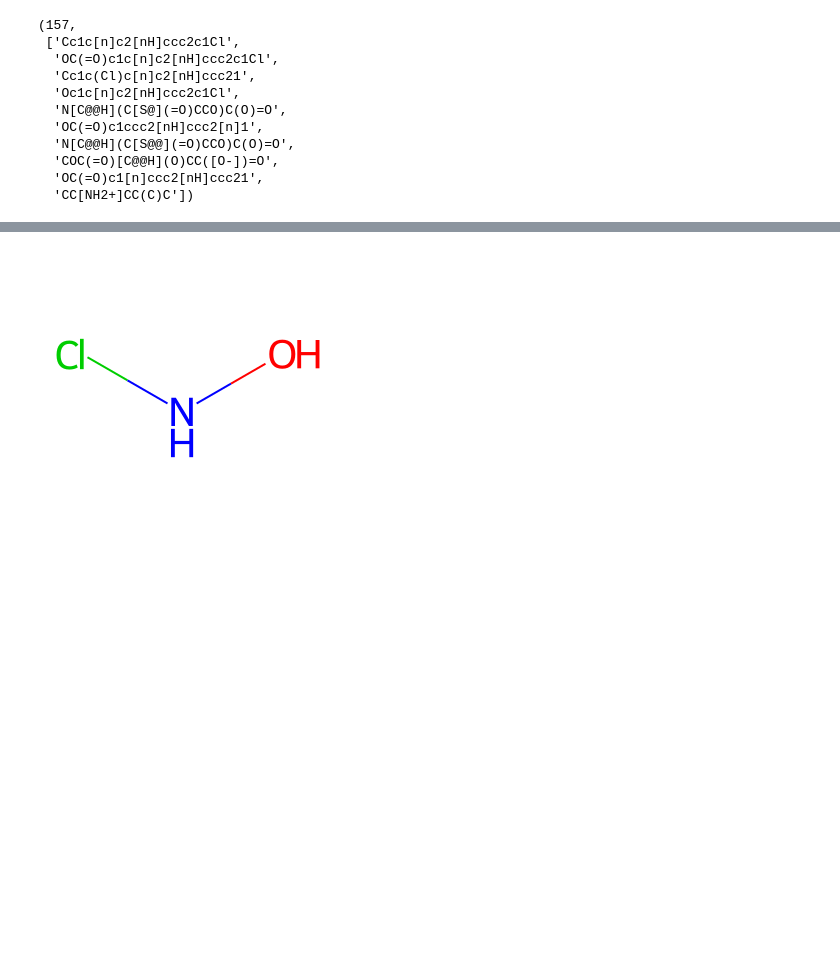
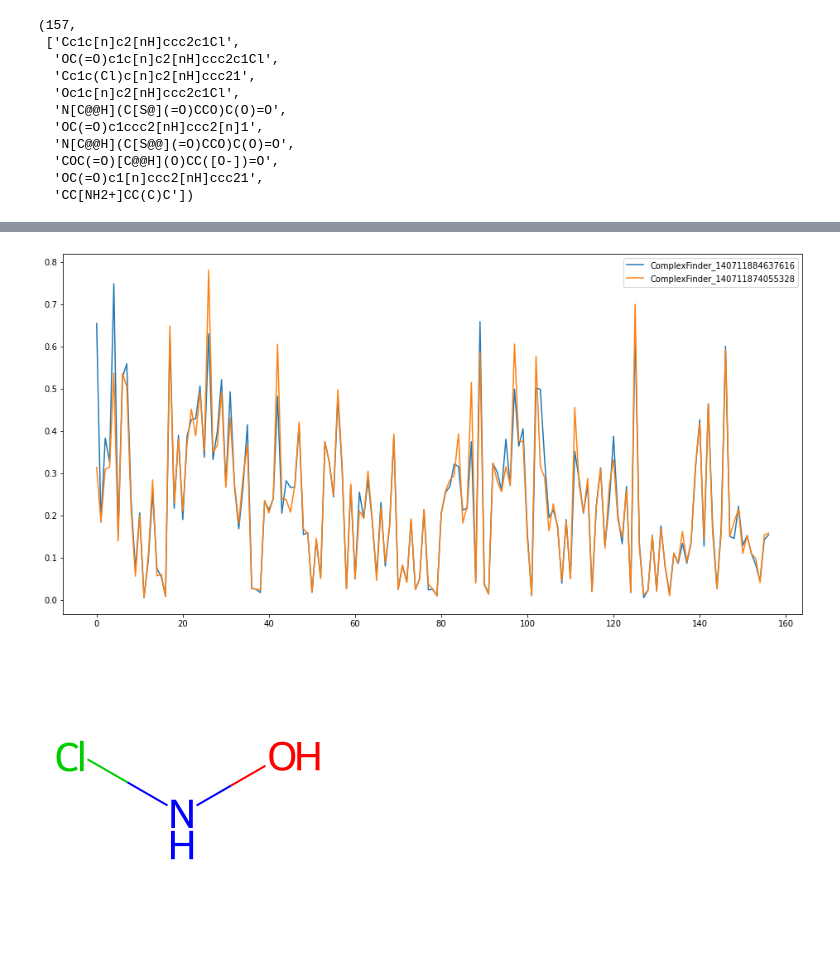
Before and after one commit to quantori/qtr-fingerprint, a Jupyter notebook: notebooks/build_and_run_substructure_finder.ipynb, the cells around one changed output, grey strips where cells are left out. Cells and saved outputs as stored; diff of their text form; code cells hidden in the pictures; blank space fills up the shorter version.

```diff
--- a/notebooks/build_and_run_substructure_finder.ipynb
+++ b/notebooks/build_and_run_substructure_finder.ipynb
@@ -113,3 +178,7 @@ mcc100_2kk = ComplexFinder(Path('/home/Vsevolod.Vaskin/qtr-fingerprint/data/data
+# %%
+stat.take([mcc_120c_500k_h250, mcc_120c_500k_h2600]).as_plot()
+# %% [output]
+[figure, added]
 # %%
 from fp_utils.draw import MoleculeDrawer
 # %%
```
Also changed, not shown: parts of 13 cells of this notebook, 11 other files.
